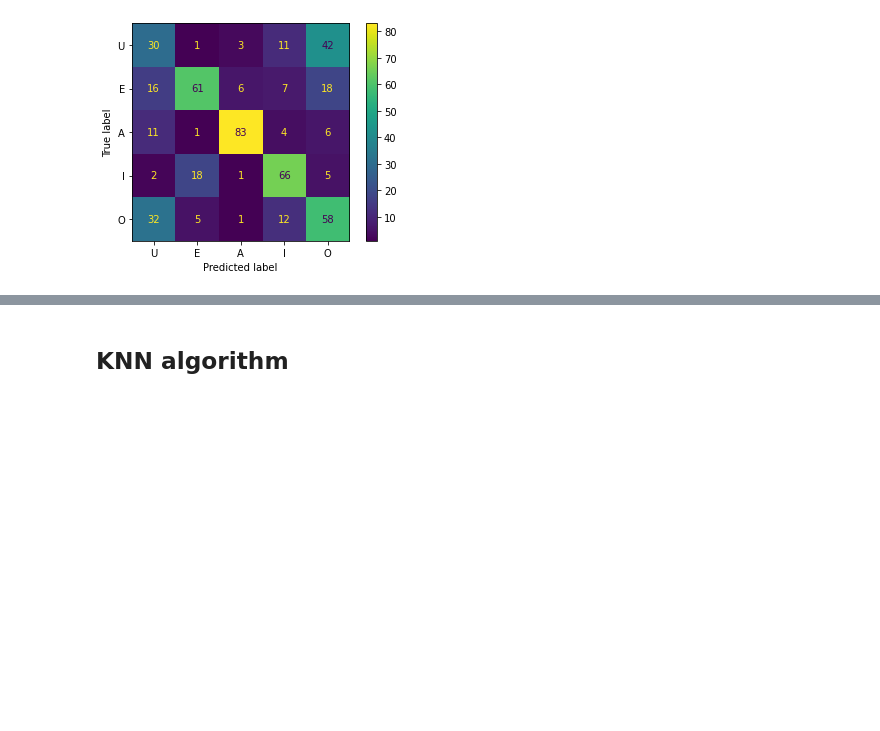
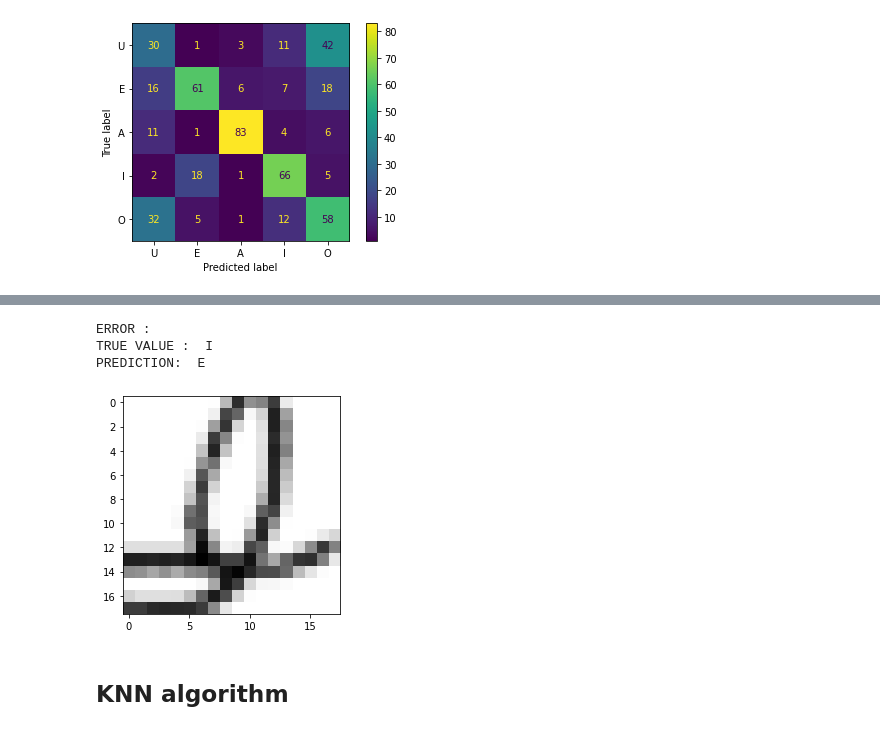
Before and after one commit to crazyjeannot/machine_learning_validation, a Jupyter notebook: 01_KMeans_&_KNN.ipynb, the cells around one changed output, grey strips where cells are left out. Saved outputs shown, nothing was run; the diff lists cells and outputs as text; code cells hidden in the pictures; blank space fills up the shorter version.

```diff
--- a/01_KMeans_&_KNN.ipynb
+++ b/01_KMeans_&_KNN.ipynb
@@ -194,3 +230,13 @@ disp.plot()
+# %%
+print("ERROR :")
+plt.imshow(x_test[12],cmap ="gray")
+print("TRUE VALUE : ", y_test[12])
+print("PREDICTION: ", preds_labelled[12])
+# %% [output]
+ERROR :
+TRUE VALUE :  I
+PREDICTION:  E
+[figure, added]
 # %% [markdown]
 ## KNN algorithm
 # %%
```
Also changed, not shown: parts of 26 cells of this notebook.
